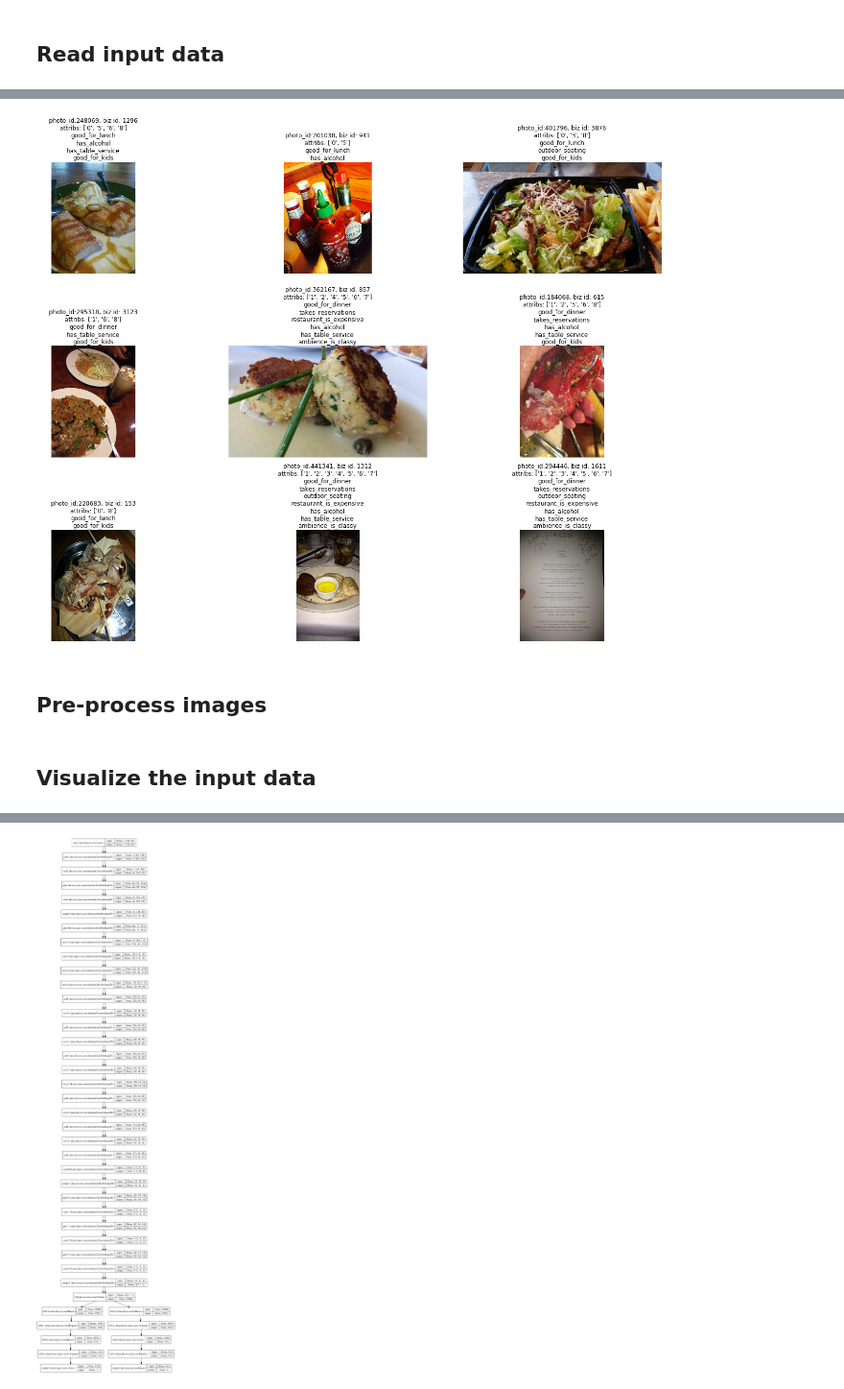
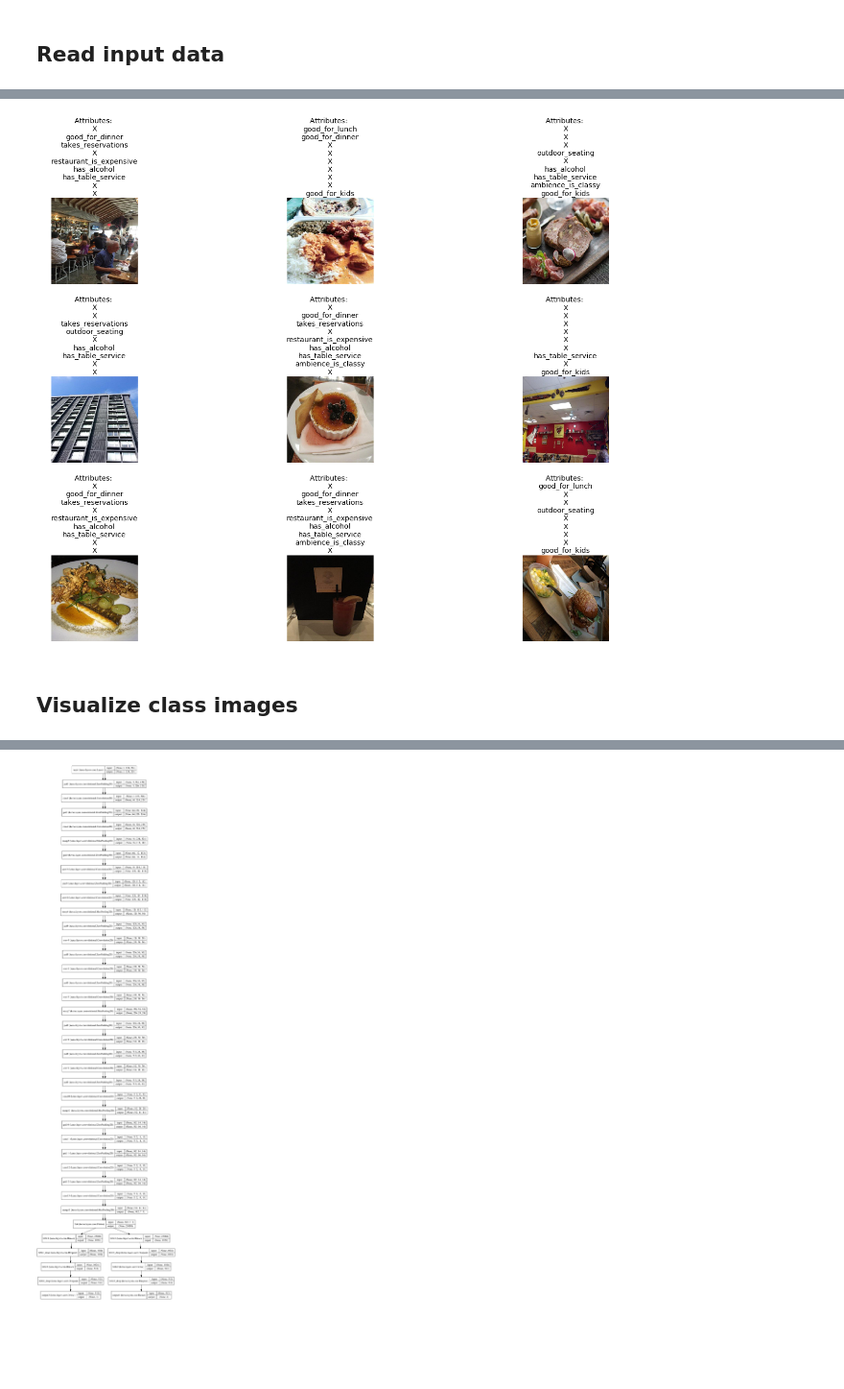
Before and after one commit to yrevar/neuralnets, a Jupyter notebook: yelp_photo_classification/yelp_restaurant_classification.ipynb, the cells around one changed output, grey strips where cells are left out. Shown at 96% size. Drawn from its saved outputs; the diff is of its cells as text; code cells hidden in the pictures; blank space fills up the shorter version.

```diff
--- a/yelp_photo_classification/yelp_restaurant_classification.ipynb
+++ b/yelp_photo_classification/yelp_restaurant_classification.ipynb
@@ -114,24 +211,19 @@ train_biz_id_attribs_tbl.head()
-# %%
-# sample
-num_samples = 9
-fig = plt.figure(figsize=(20,20))
-rand_indices =  np.random.randint(0, len(train_photo_to_biz_id_tbl), num_samples)
-
-for idx, (photo_id, biz_id) in enumerate(
-                zip(train_photo_to_biz_id_tbl.photo_id[rand_indices].values,
-                    train_photo_to_biz_id_tbl.business_id[rand_indices].values)):
-
-    img = misc.imread(os.path.join(TRAIN_PHOTOS_PATH, str(photo_id)+".jpg"))
-    attrib_ids = train_biz_id_to_attribs[biz_id]
-    attrib_strs = [restaurant_attributes[int(i)] for i in attrib_ids]
-
-    plt.subplot(np.sqrt(num_samples)+1, np.sqrt(num_samples), idx+1)
-    plt.axis('off')
-    plt.title("photo_id:" + str(photo_id) + ", biz id: " + str(biz_id) + "\n" +
-                      "attribs: " + str(attrib_ids) + "\n" + '\n'.join(attrib_strs))
-    plt.imshow(img)
-fig.tight_layout()
-# %% [output]
-[figure, removed]
+# %%
+yelp_data_provider = YelpDataProvider(save_processed=True)
+# %%
+# sample few images
+num_samples = 9
+X_train, y_train = yelp_data_provider.sample_training_minibatch(size=num_samples, preprocess = False,
+                                                                    depth_first = False, dtype=np.uint8)
+for i in range(num_samples):
+    plt.subplot(np.sqrt(num_samples)+1, np.sqrt(num_samples), i+1)
+    plt.axis('off')
+    plt.title("Attributes: \n" +
+              "\n".join([ ("X", yelp_data_provider.restaurant_attributes[idx])[val] \
+                                     for idx,val in enumerate(y_train[i])]), fontsize="x-large")
+    plt.imshow(X_train[i])
+plt.tight_layout()
+# %% [output]
+[figure, added]
 # %% [markdown]
-## Pre-process images
+## Visualize class images
@@ -154,2 +229,0 @@ def readImage(img_id, vgg_compatible_input=True, preprocess=False, resize_to=(22
-# %% [markdown]
-## Visualize the input data
```
Also changed, not shown: parts of 31 cells of this notebook.
